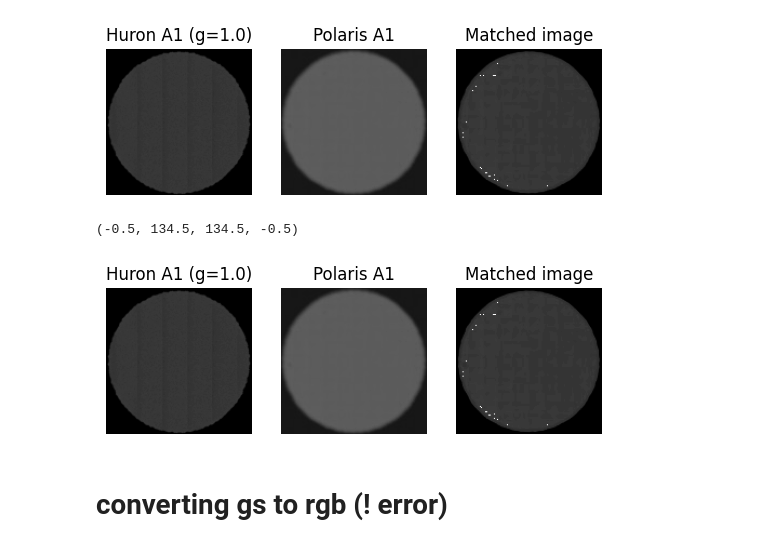
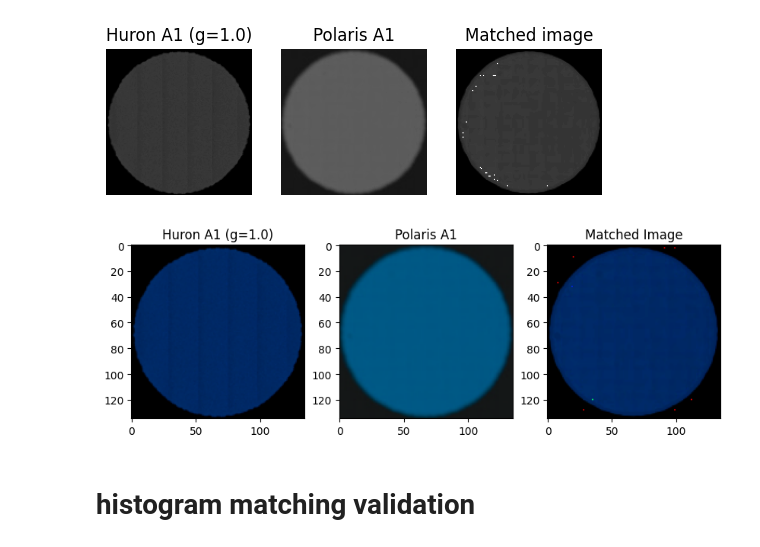
Before and after one commit to slendersold/colour_project, a Jupyter notebook: Hist_matching.ipynb, the cells around one changed output. Drawn from its saved outputs; the diff is of its cells as text; code cells hidden in the pictures.

Commit message:
histogram matching with channel separation tested on A1 circle

```diff
--- a/Hist_matching.ipynb
+++ b/Hist_matching.ipynb
@@ -164,16 +164,11 @@ polaris, huron10, matched = hist_match_w_mask(polaris_a1, huron_a1_10, img_mask_
 # %%
-fig,axs = plt.subplots(ncols=3)
-axs[0].imshow(huron10, cmap='gray', vmin=0, vmax=255)
-axs[0].set_title('Huron A1 (g=1.0)')
-axs[0].axis("off")
-axs[1].imshow(polaris,cmap='gray', vmin=0, vmax=255)
-axs[1].set_title('Polaris A1')
-axs[1].axis("off")
-axs[2].imshow(matched ,cmap='gray', vmin=0, vmax=255)
-axs[2].set_title('Matched image')
-axs[2].axis("off")
+# fig,axs = plt.subplots(ncols=3)
+# axs[0].imshow(huron10, cmap='gray', vmin=0, vmax=255)
+# axs[0].set_title('Huron A1 (g=1.0)')
+# axs[0].axis("off")
+# axs[1].imshow(polaris,cmap='gray', vmin=0, vmax=255)
+# axs[1].set_title('Polaris A1')
+# axs[1].axis("off")
+# axs[2].imshow(matched ,cmap='gray', vmin=0, vmax=255)
+# axs[2].set_title('Matched image')
+# axs[2].axis("off")
-# %% [output]
-(-0.5, 134.5, 134.5, -0.5)
-[figure, removed]
-# %% [markdown]
-# converting gs to rgb (! error)
@@ -180 +207,19 @@ axs[2].axis("off")
+# %%
+matched=hist_match_w_channels(polaris_a1, huron_a1_10)
+# %%
+plt.figure(figsize=(10, 10))
+plt.subplot(1, 3, 1)
+plt.title('Huron A1 (g=1.0)')
+plt.imshow(huron_a1_10)
+plt.subplot(1, 3, 2)
+plt.title('Polaris A1')
+plt.imshow(polaris_a1)
+plt.subplot(1, 3, 3)
+plt.title('Matched Image')
+plt.imshow(matched)
+plt.show()
+# %% [output]
+[figure, added]
+# %% [markdown]
+# histogram matching validation
 # %%
```
Also changed, not shown: parts of 14 cells of this notebook.
